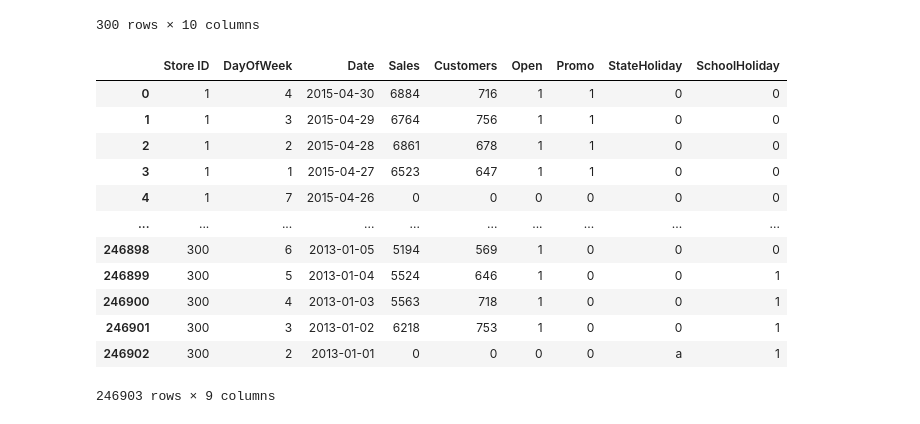
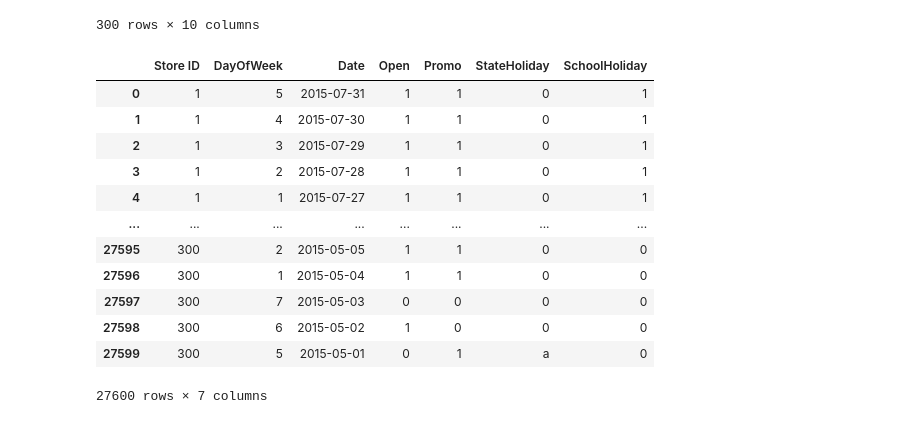
Before and after one commit to Wladi-S/ML1-RetailRevenuePrediction, a Jupyter notebook: notebooks/expoloration.ipynb, the cells around one changed output. Cells and saved outputs as stored; diff of their text form; code cells hidden in the pictures.

```diff
--- a/notebooks/expoloration.ipynb
+++ b/notebooks/expoloration.ipynb
@@ -22,20 +26,20 @@ store_data_df
 | 298 | 299 | d | a | 260.0 | 2.0 | 2012.0 | ... |
 | 299 | 300 | a | c | 9260.0 | NaN | NaN | ... |
 300 rows × 10 columns
-# %%
-train_data_df
-# %% [output]
-|  | Store ID | DayOfWeek | Date | Sales | Customers | Open | Promo | StateHoliday | SchoolHoliday |
-| 0 | 1 | 4 | 2015-04-30 | 6884 | 716 | 1 | 1 | 0 | 0 |
-| 1 | 1 | 3 | 2015-04-29 | 6764 | 756 | 1 | 1 | 0 | 0 |
-| 2 | 1 | 2 | 2015-04-28 | 6861 | 678 | 1 | 1 | 0 | 0 |
-| 3 | 1 | 1 | 2015-04-27 | 6523 | 647 | 1 | 1 | 0 | 0 |
-| 4 | 1 | 7 | 2015-04-26 | 0 | 0 | 0 | 0 | 0 | 0 |
-| ... | ... | ... | ... | ... | ... | ... | ... | ... | ... |
-| 246898 | 300 | 6 | 2013-01-05 | 5194 | 569 | 1 | 0 | 0 | 0 |
-| 246899 | 300 | 5 | 2013-01-04 | 5524 | 646 | 1 | 0 | 0 | 1 |
-| 246900 | 300 | 4 | 2013-01-03 | 5563 | 718 | 1 | 0 | 0 | 1 |
-| 246901 | 300 | 3 | 2013-01-02 | 6218 | 753 | 1 | 0 | 0 | 1 |
-| 246902 | 300 | 2 | 2013-01-01 | 0 | 0 | 0 | 0 | a | 1 |
-246903 rows × 9 columns
+# %%
+test_data_df
+# %% [output]
+|  | Store ID | DayOfWeek | Date | Open | Promo | StateHoliday | SchoolHoliday |
+| 0 | 1 | 5 | 2015-07-31 | 1 | 1 | 0 | 1 |
+| 1 | 1 | 4 | 2015-07-30 | 1 | 1 | 0 | 1 |
+| 2 | 1 | 3 | 2015-07-29 | 1 | 1 | 0 | 1 |
+| 3 | 1 | 2 | 2015-07-28 | 1 | 1 | 0 | 1 |
+| 4 | 1 | 1 | 2015-07-27 | 1 | 1 | 0 | 1 |
+| ... | ... | ... | ... | ... | ... | ... | ... |
+| 27595 | 300 | 2 | 2015-05-05 | 1 | 1 | 0 | 0 |
+| 27596 | 300 | 1 | 2015-05-04 | 1 | 1 | 0 | 0 |
+| 27597 | 300 | 7 | 2015-05-03 | 0 | 0 | 0 | 0 |
+| 27598 | 300 | 6 | 2015-05-02 | 1 | 0 | 0 | 0 |
+| 27599 | 300 | 5 | 2015-05-01 | 0 | 1 | a | 0 |
+27600 rows × 7 columns
 # %%
```
Also changed, not shown: parts of 24 cells of this notebook, 1 other file.
